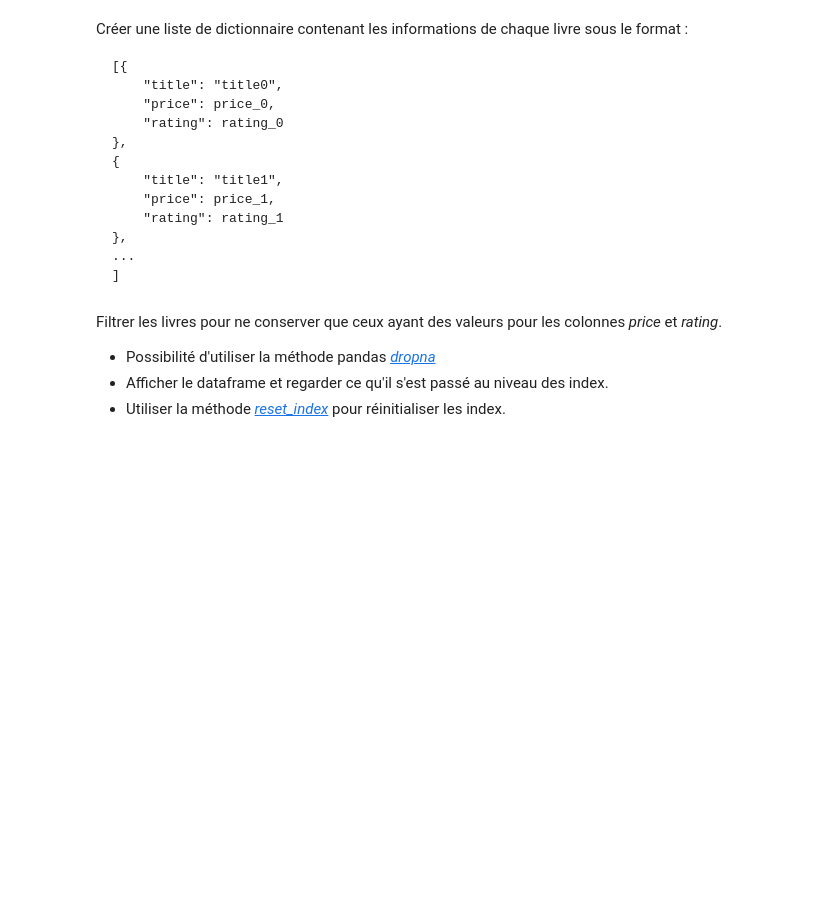
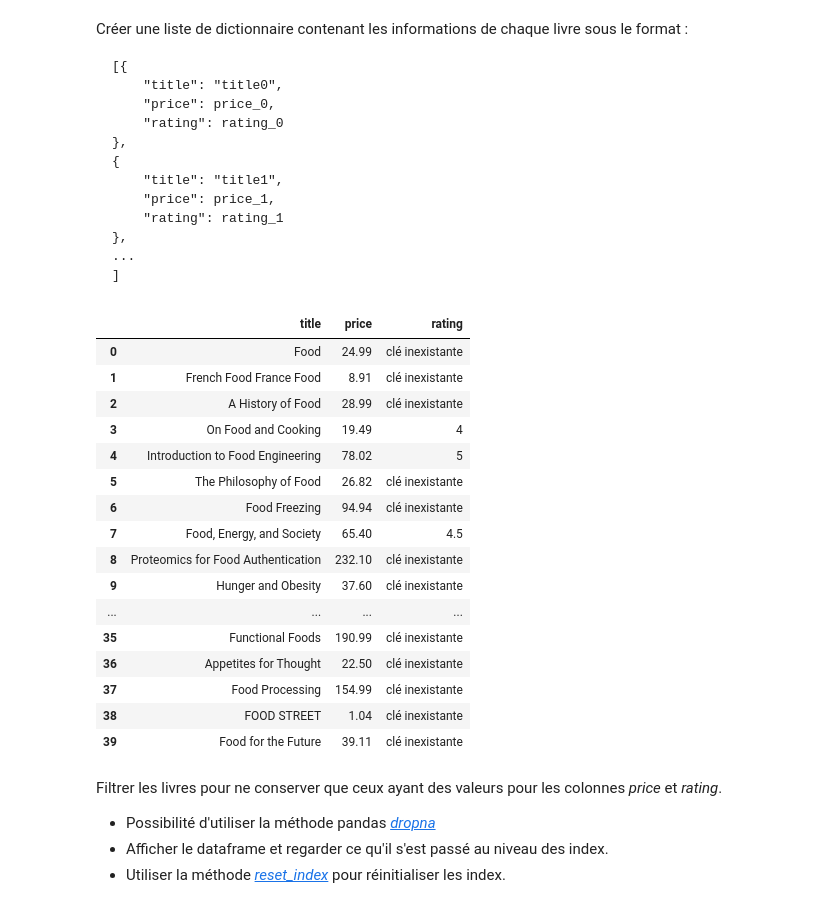
Before and after one commit to samyachd/scraping, a Jupyter notebook: notebooks/3_API_googleBooks.ipynb, the cells around one changed output. Drawn from its saved outputs; the diff is of its cells as text; code cells hidden in the pictures; blank space fills up the shorter version.

```diff
--- a/notebooks/3_API_googleBooks.ipynb
+++ b/notebooks/3_API_googleBooks.ipynb
@@ -202,5 +213,31 @@ books_list =
+# %%
+# Création d'une liste de dictionnaires pour les livres
+books_list = [{"title":i.get("volumeInfo", "clé inexistante").get("title", "clé inexistante"),
+                    "price":i.get("saleInfo", "clé inexistante").get("listPrice", "clé inexistante").get('amount', "clé inexistante"),
+                    "rating":i.get("volumeInfo", "clé inexistante").get("averageRating", "clé inexistante")
+                    } for i in data_books]
 # %%
 # Créer un dataframe à partir de la liste de dictionnaires
+df_books = pd.DataFrame(books_list)
+df_books
+# %% [output]
+|  | title | price | rating |
+| 0 | Food | 24.99 | clé inexistante |
+| 1 | French Food France Food | 8.91 | clé inexistante |
+| 2 | A History of Food | 28.99 | clé inexistante |
+| 3 | On Food and Cooking | 19.49 | 4 |
+| 4 | Introduction to Food Engineering | 78.02 | 5 |
+| 5 | The Philosophy of Food | 26.82 | clé inexistante |
+| 6 | Food Freezing | 94.94 | clé inexistante |
+| 7 | Food, Energy, and Society | 65.40 | 4.5 |
+| 8 | Proteomics for Food Authentication | 232.10 | clé inexistante |
+| 9 | Hunger and Obesity | 37.60 | clé inexistante |
+| ... | ... | ... | ... |
+| 35 | Functional Foods | 190.99 | clé inexistante |
+| 36 | Appetites for Thought | 22.50 | clé inexistante |
+| 37 | Food Processing | 154.99 | clé inexistante |
+| 38 | FOOD STREET | 1.04 | clé inexistante |
+| 39 | Food for the Future | 39.11 | clé inexistante |
 # %% [markdown]
 Filtrer les livres pour ne conserver que ceux ayant des valeurs pour les colonnes _price_ et _rating_.
 
```
Also changed, not shown: parts of 8 cells of this notebook, 5 other files.
